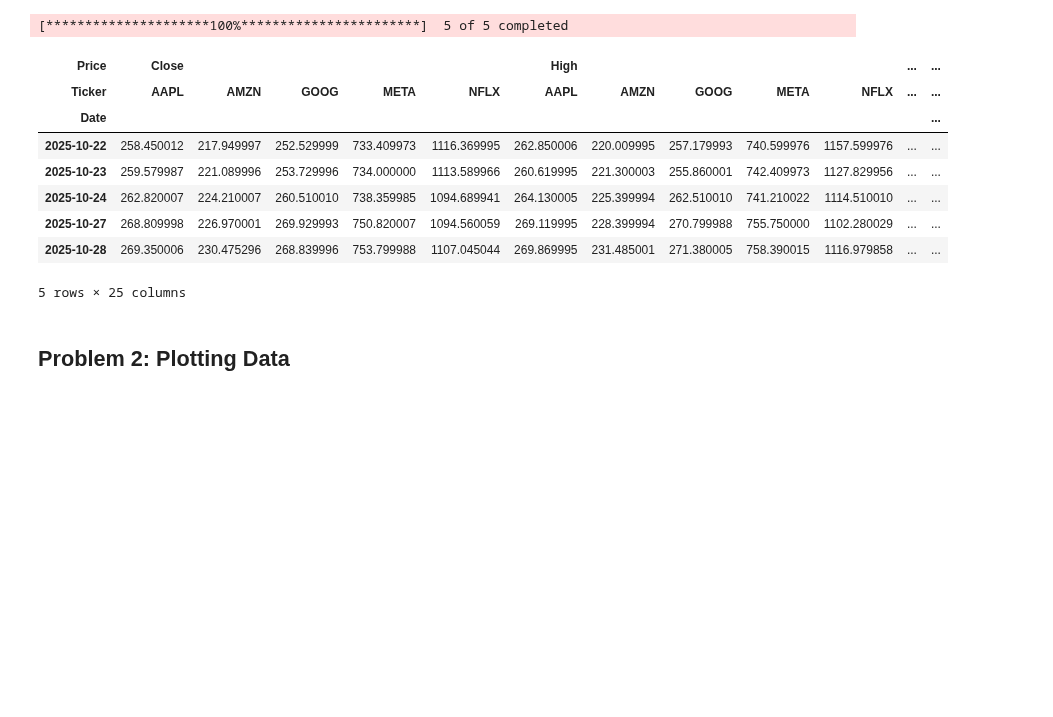
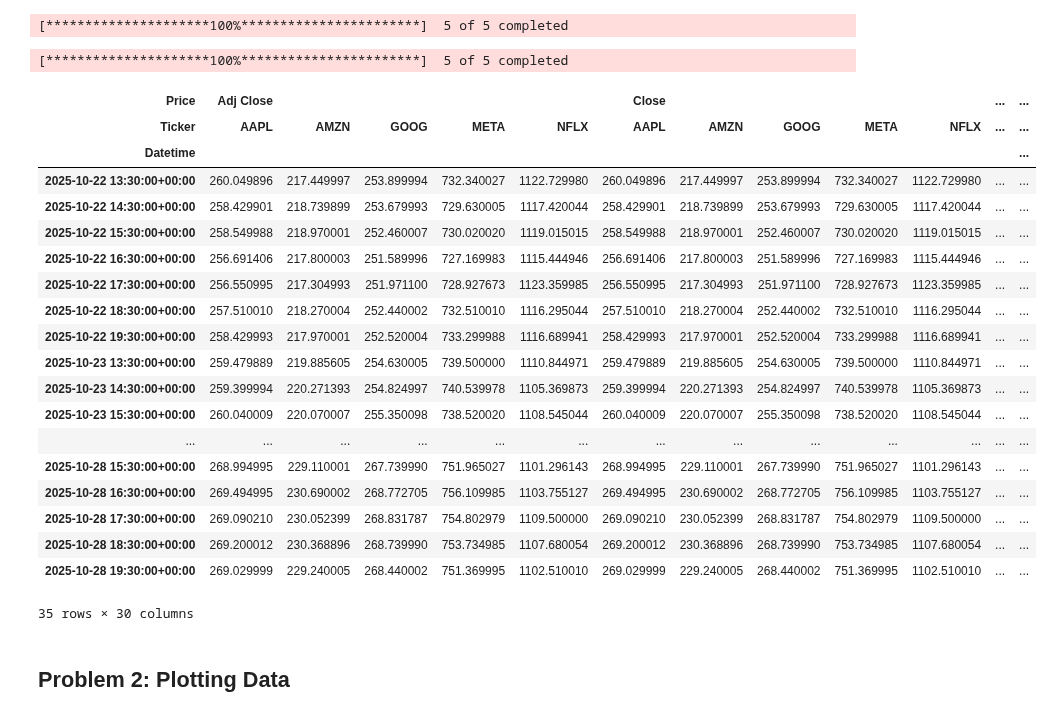
Before and after one commit to NibnabCodes/ci_assessment, a Jupyter notebook: problems.ipynb, the cells around one changed output. Cells and saved outputs as stored; diff of their text form; code cells hidden in the pictures; blank space fills up the shorter version.

Commit message:
created function

```diff
--- a/problems.ipynb
+++ b/problems.ipynb
@@ -26,18 +30,47 @@ df = yf.download(['META', 'AAPL', 'AMZN', 'NFLX', 'GOOG'], period='5d')
 # %% [output]
 [*********************100%***********************]  5 of 5 completed
-# %%
-# Print data
-df
-# %% [output]
-| Price | Close |  |  |  |  | High |  |  |  |  | ... | ... |
-| Ticker | AAPL | AMZN | GOOG | META | NFLX | AAPL | AMZN | GOOG | META | NFLX | ... | ... |
-| Date |  |  |  |  |  |  |  |  |  |  |  | ... |
-| 2025-10-22 | 258.450012 | 217.949997 | 252.529999 | 733.409973 | 1116.369995 | 262.850006 | 220.009995 | 257.179993 | 740.599976 | 1157.599976 | ... | ... |
-| 2025-10-23 | 259.579987 | 221.089996 | 253.729996 | 734.000000 | 1113.589966 | 260.619995 | 221.300003 | 255.860001 | 742.409973 | 1127.829956 | ... | ... |
-| 2025-10-24 | 262.820007 | 224.210007 | 260.510010 | 738.359985 | 1094.689941 | 264.130005 | 225.399994 | 262.510010 | 741.210022 | 1114.510010 | ... | ... |
-| 2025-10-27 | 268.809998 | 226.970001 | 269.929993 | 750.820007 | 1094.560059 | 269.119995 | 228.399994 | 270.799988 | 755.750000 | 1102.280029 | ... | ... |
-| 2025-10-28 | 269.350006 | 230.475296 | 268.839996 | 753.799988 | 1107.045044 | 269.869995 | 231.485001 | 271.380005 | 758.390015 | 1116.979858 | ... | ... |
-5 rows × 25 columns
+# %%
+# Create function that downloads all
+# hourly data for the previous five days
+def get_data():
+    tickers = ["META", "AAPL", "AMZN", "NFLX", "GOOG"]
+    data = yf.download(
+        tickers=tickers,
+        period="5d",
+        interval="1h",
+        auto_adjust=False
+    )
+
+    return data
+
+# Call function
+# get_data()
+
+
+# https://realpython.com/defining-your-own-python-function/
+# https://ranaroussi.github.io/yfinance/reference/api/yfinance.download.html
+# %% [output]
+[*********************100%***********************]  5 of 5 completed
+| Price | Adj Close |  |  |  |  | Close |  |  |  |  | ... | ... |
+| Ticker | AAPL | AMZN | GOOG | META | NFLX | AAPL | AMZN | GOOG | META | NFLX | ... | ... |
+| Datetime |  |  |  |  |  |  |  |  |  |  |  | ... |
+| 2025-10-22 13:30:00+00:00 | 260.049896 | 217.449997 | 253.899994 | 732.340027 | 1122.729980 | 260.049896 | 217.449997 | 253.899994 | 732.340027 | 1122.729980 | ... | ... |
+| 2025-10-22 14:30:00+00:00 | 258.429901 | 218.739899 | 253.679993 | 729.630005 | 1117.420044 | 258.429901 | 218.739899 | 253.679993 | 729.630005 | 1117.420044 | ... | ... |
+| 2025-10-22 15:30:00+00:00 | 258.549988 | 218.970001 | 252.460007 | 730.020020 | 1119.015015 | 258.549988 | 218.970001 | 252.460007 | 730.020020 | 1119.015015 | ... | ... |
+| 2025-10-22 16:30:00+00:00 | 256.691406 | 217.800003 | 251.589996 | 727.169983 | 1115.444946 | 256.691406 | 217.800003 | 251.589996 | 727.169983 | 1115.444946 | ... | ... |
+| 2025-10-22 17:30:00+00:00 | 256.550995 | 217.304993 | 251.971100 | 728.927673 | 1123.359985 | 256.550995 | 217.304993 | 251.971100 | 728.927673 | 1123.359985 | ... | ... |
+| 2025-10-22 18:30:00+00:00 | 257.510010 | 218.270004 | 252.440002 | 732.510010 | 1116.295044 | 257.510010 | 218.270004 | 252.440002 | 732.510010 | 1116.295044 | ... | ... |
+| 2025-10-22 19:30:00+00:00 | 258.429993 | 217.970001 | 252.520004 | 733.299988 | 1116.689941 | 258.429993 | 217.970001 | 252.520004 | 733.299988 | 1116.689941 | ... | ... |
+| 2025-10-23 13:30:00+00:00 | 259.479889 | 219.885605 | 254.630005 | 739.500000 | 1110.844971 | 259.479889 | 219.885605 | 254.630005 | 739.500000 | 1110.844971 | ... | ... |
+| 2025-10-23 14:30:00+00:00 | 259.399994 | 220.271393 | 254.824997 | 740.539978 | 1105.369873 | 259.399994 | 220.271393 | 254.824997 | 740.539978 | 1105.369873 | ... | ... |
+| 2025-10-23 15:30:00+00:00 | 260.040009 | 220.070007 | 255.350098 | 738.520020 | 1108.545044 | 260.040009 | 220.070007 | 255.350098 | 738.520020 | 1108.545044 | ... | ... |
+| ... | ... | ... | ... | ... | ... | ... | ... | ... | ... | ... | ... | ... |
+| 2025-10-28 15:30:00+00:00 | 268.994995 | 229.110001 | 267.739990 | 751.965027 | 1101.296143 | 268.994995 | 229.110001 | 267.739990 | 751.965027 | 1101.296143 | ... | ... |
+| 2025-10-28 16:30:00+00:00 | 269.494995 | 230.690002 | 268.772705 | 756.109985 | 1103.755127 | 269.494995 | 230.690002 | 268.772705 | 756.109985 | 1103.755127 | ... | ... |
+| 2025-10-28 17:30:00+00:00 | 269.090210 | 230.052399 | 268.831787 | 754.802979 | 1109.500000 | 269.090210 | 230.052399 | 268.831787 | 754.802979 | 1109.500000 | ... | ... |
+| 2025-10-28 18:30:00+00:00 | 269.200012 | 230.368896 | 268.739990 | 753.734985 | 1107.680054 | 269.200012 | 230.368896 | 268.739990 | 753.734985 | 1107.680054 | ... | ... |
+| 2025-10-28 19:30:00+00:00 | 269.029999 | 229.240005 | 268.440002 | 751.369995 | 1102.510010 | 269.029999 | 229.240005 | 268.440002 | 751.369995 | 1102.510010 | ... | ... |
+35 rows × 30 columns
 # %% [markdown]
 ## Problem 2: Plotting Data
 # %% [markdown]
```
Also changed, not shown: parts of 2 cells of this notebook.
